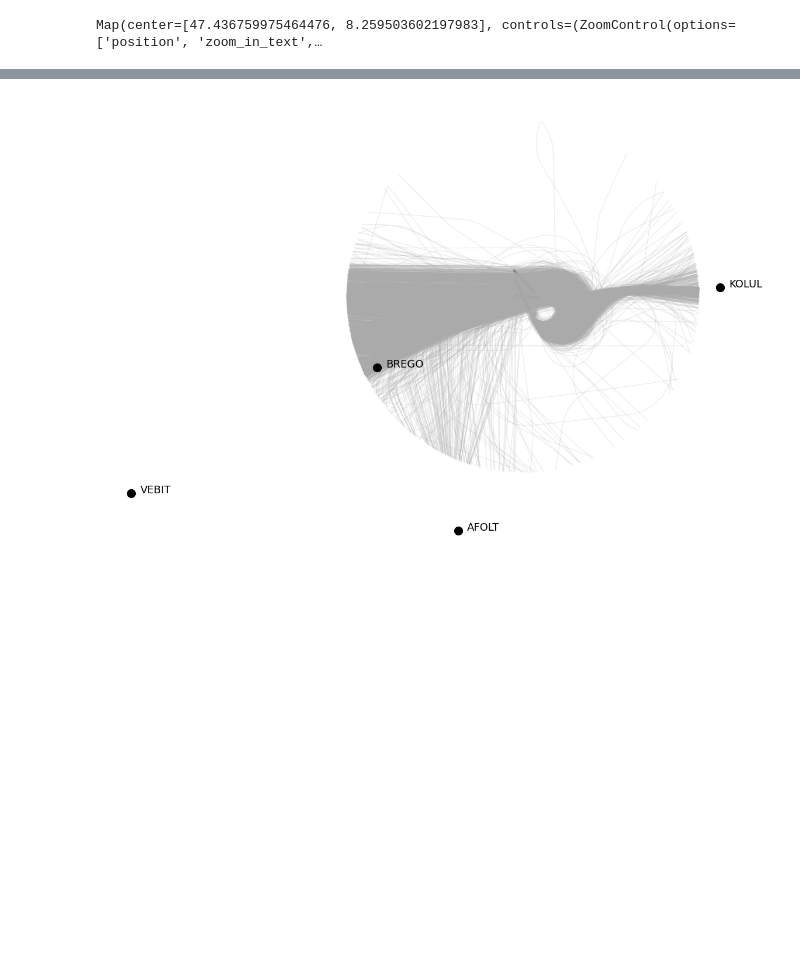
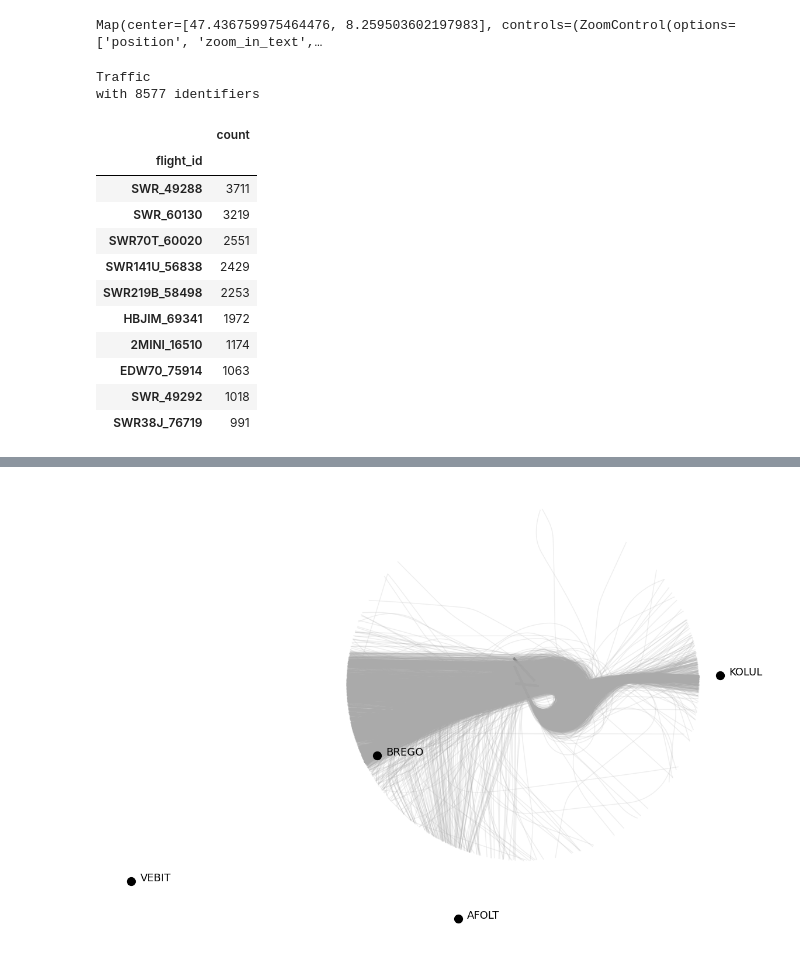
Before and after one commit to kruuZHAW/MAC_estimation_disentangled_VAE, a Jupyter notebook: notebooks/data_lszh.ipynb, the cells around one changed output, grey strips where cells are left out. Drawn from its saved outputs; the diff is of its cells as text; code cells hidden in the pictures; blank space fills up the shorter version.

```diff
--- a/notebooks/data_lszh.ipynb
+++ b/notebooks/data_lszh.ipynb
@@ -331,0 +365,42 @@ plt.show()
+# %%
+from traffic.data import airports
+import traffic.core.geodesy as geo
+from shapely.geometry import Polygon
+
+# Récupération des coordonnées du seuil de piste 14
+a = airports["LSZH"].runways.data[airports["LSZH"].runways.data.name == "14"]
+latlonbear14 = np.round(
+    [a.latitude.values[0], a.longitude.values[0], a.bearing.values[0]], 3
+)
+latlonbear14
+
+# Créatoin du seuil
+set0 = geo.destination(latlonbear14[0], latlonbear14[1], latlonbear14[2], 4000)
+set1 = geo.destination(set0[0], set0[1], set0[2] + 90, 500)  # point A du seuil
+set2 = geo.destination(set0[0], set0[1], set0[2] - 90, 500)  # point B du seuil
+set3 = geo.destination(set2[0], set2[1], latlonbear14[2], 600)  # Epaisseur
+set4 = geo.destination(set1[0], set1[1], latlonbear14[2], 600)  # Epaisseur
+
+# Forme en bout de piste 14
+from shapely.geometry import Polygon
+
+lat_point_list = [set1[0], set2[0], set3[0], set4[0]]
+lon_point_list = [set1[1], set2[1], set3[1], set4[1]]
+
+polygon_geom = Polygon(zip(lon_point_list, lat_point_list))
+
+notinend = []
+inend = []
+clipnotin = []
+clipin = []
+for f in tqdm(t1):
+    if not f.intersects(polygon_geom):
+        notinend.append(f.flight_id)
+    else:
+        inend.append(f.flight_id)
+
+for f in tqdm(t1):
+    if f.clip(polygon_geom) is None:
+        clipnotin.append(f.flight_id)
+    else:
+        clipin.append(f.flight_id)
@@ -447,0 +738,17 @@ Map(center=[47.436759975464476, 8.259503602197983], controls=(ZoomControl(option
+# %%
+t_to_16_test
+# %% [output]
+Traffic
+with 8577 identifiers
+|  | count |
+| flight_id |  |
+| SWR_49288 | 3711 |
+| SWR_60130 | 3219 |
+| SWR70T_60020 | 2551 |
+| SWR141U_56838 | 2429 |
+| SWR219B_58498 | 2253 |
+| HBJIM_69341 | 1972 |
+| 2MINI_16510 | 1174 |
+| EDW70_75914 | 1063 |
+| SWR_49292 | 1018 |
+| SWR38J_76719 | 991 |
```
Also changed, not shown: parts of 24 cells of this notebook, 34 other files.
